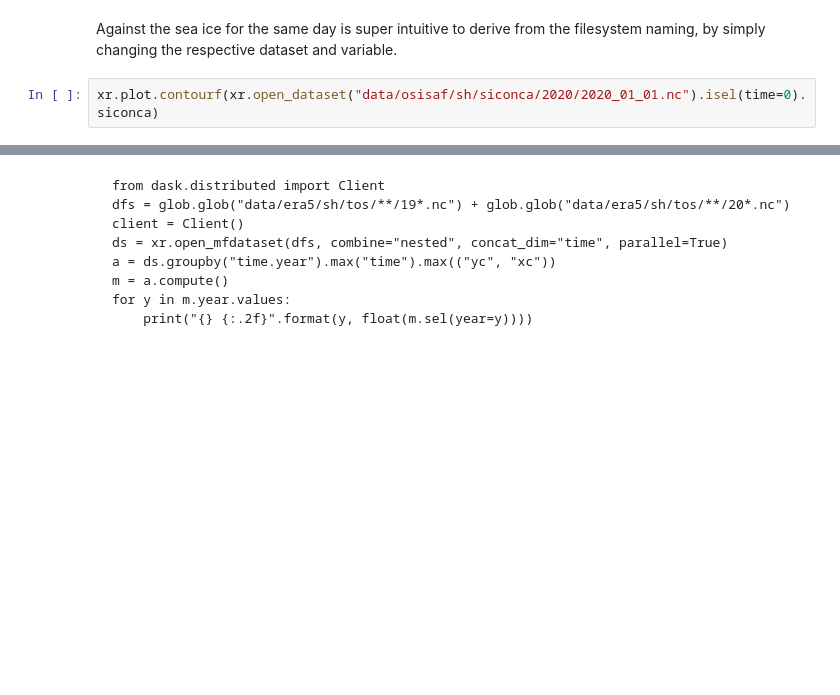
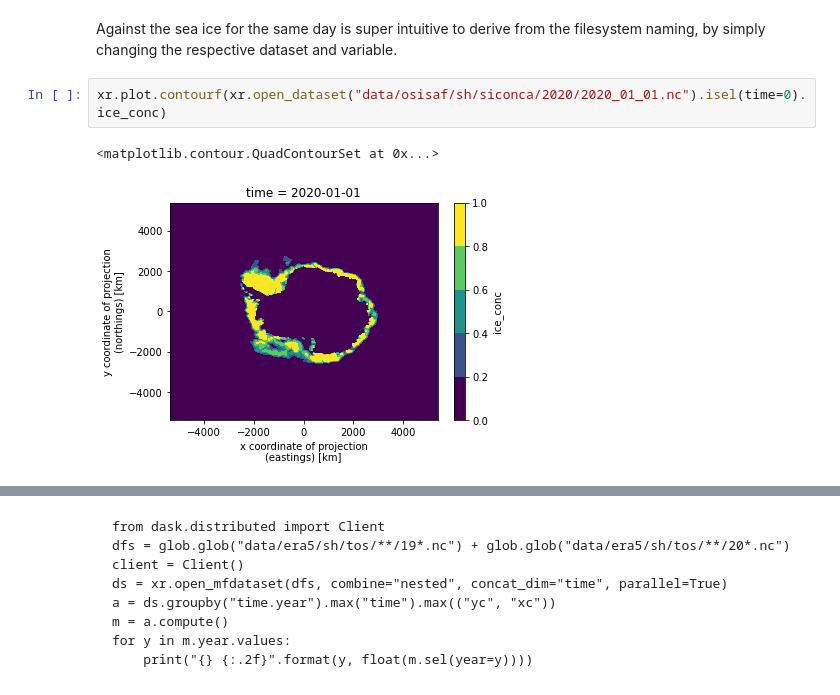
Before and after one commit to icenet-ai/icenet-pipeline, a Jupyter notebook: notebooks/02.data_and_forecasts.ipynb, the cells around one changed output, grey strips where cells are left out. Saved outputs shown, nothing was run; the diff lists cells and outputs as text; blank space fills up the shorter version.

```diff
--- a/notebooks/02.data_and_forecasts.ipynb
+++ b/notebooks/02.data_and_forecasts.ipynb
@@ -84,4 +142,7 @@ xr.plot.contourf(xr.open_dataset("data/era5/sh/tos/2020/2020_01_01.nc").isel(tim
 # %% [markdown]
 Against the sea ice for the same day is super intuitive to derive from the filesystem naming, by simply changing the respective dataset and variable.
 # %%
-xr.plot.contourf(xr.open_dataset("data/osisaf/sh/siconca/2020/2020_01_01.nc").isel(time=0).siconca)
+xr.plot.contourf(xr.open_dataset("data/osisaf/sh/siconca/2020/2020_01_01.nc").isel(time=0).ice_conc)
+# %% [output]
+<matplotlib.contour.QuadContourSet at 0x...>
+[figure, added]
```
Also changed, not shown: parts of 17 cells of this notebook.
